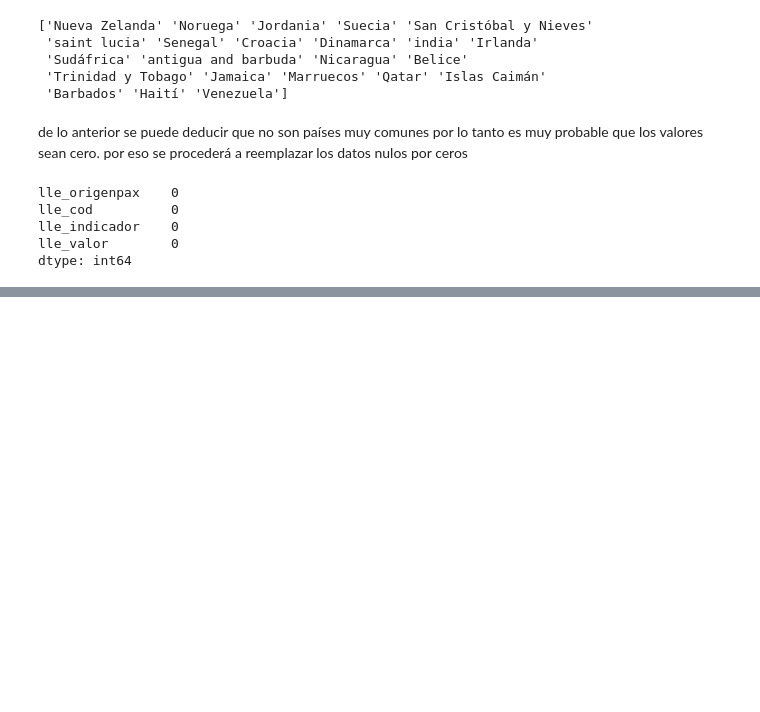
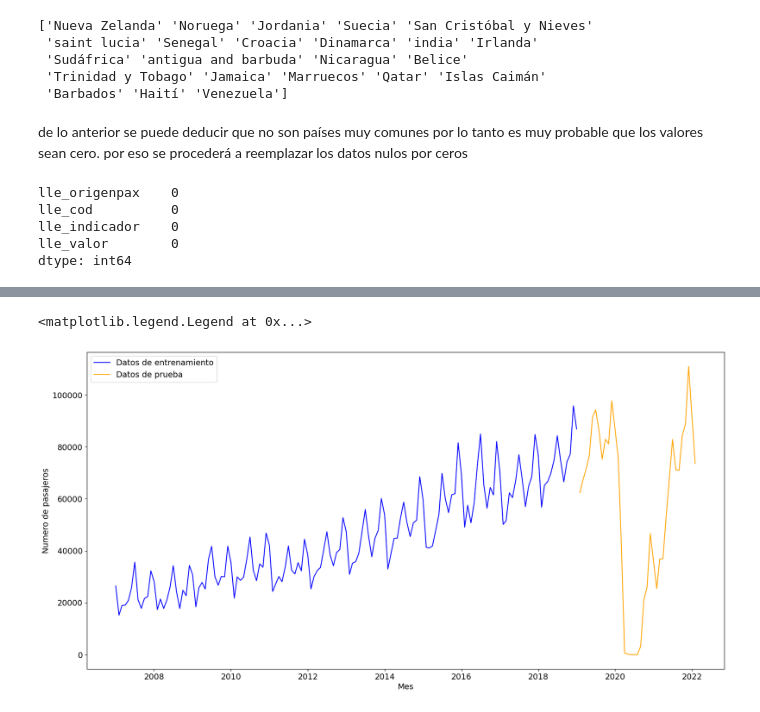
Before and after one commit to LuisLonDev/proyecto-analisis, a Jupyter notebook: proyecto_analisis.ipynb, the cells around one changed output, grey strips where cells are left out. Drawn from its saved outputs; the diff is of its cells as text; code cells hidden in the pictures; blank space fills up the shorter version.

```diff
--- a/proyecto_analisis.ipynb
+++ b/proyecto_analisis.ipynb
@@ -146,0 +339,5 @@ dtype: int64
+# %%
+X = arrivals_dates.copy()
+size = int(len(X) * 0.8)
+train_arrivals, test_arrivals = X[0:size], X[size:len(X)]
+train_arrivals
@@ -146,0 +358,10 @@ dtype: int64
+# %%
+plt.figure(figsize=(20,10))
+plt.xlabel("Mes")
+plt.ylabel("Numero de pasajeros")
+plt.plot(train_arrivals, color='blue', label='Datos de entrenamiento')
+plt.plot(test_arrivals, color='orange', label='Datos de prueba')
+plt.legend()
+# %% [output]
+<matplotlib.legend.Legend at 0x...>
+[figure, added]
```
Also changed, not shown: parts of 26 cells of this notebook.
